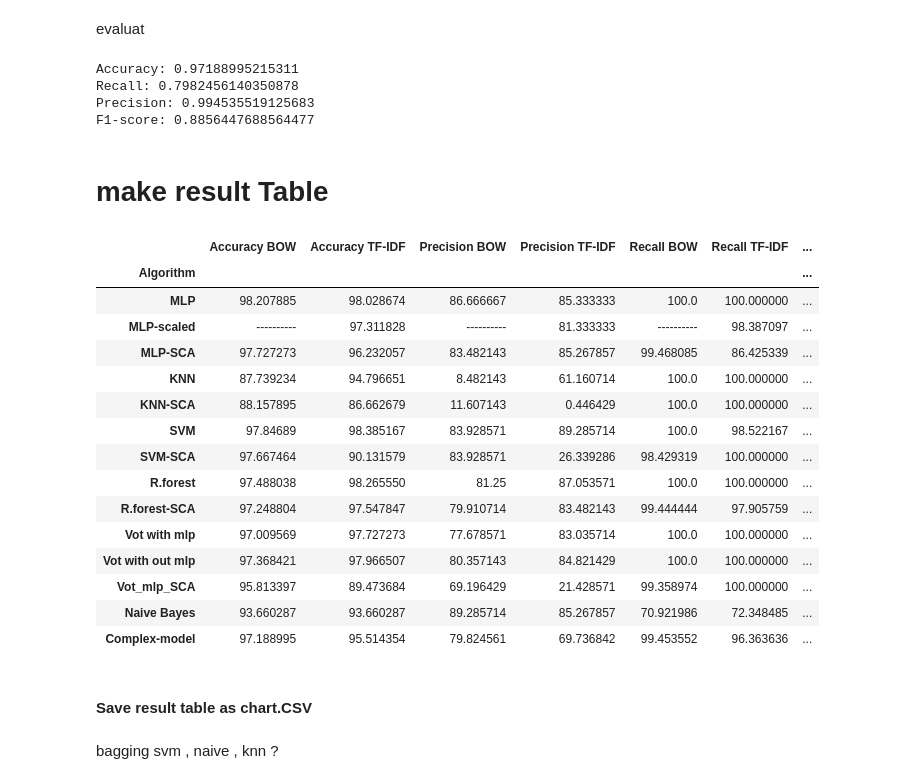
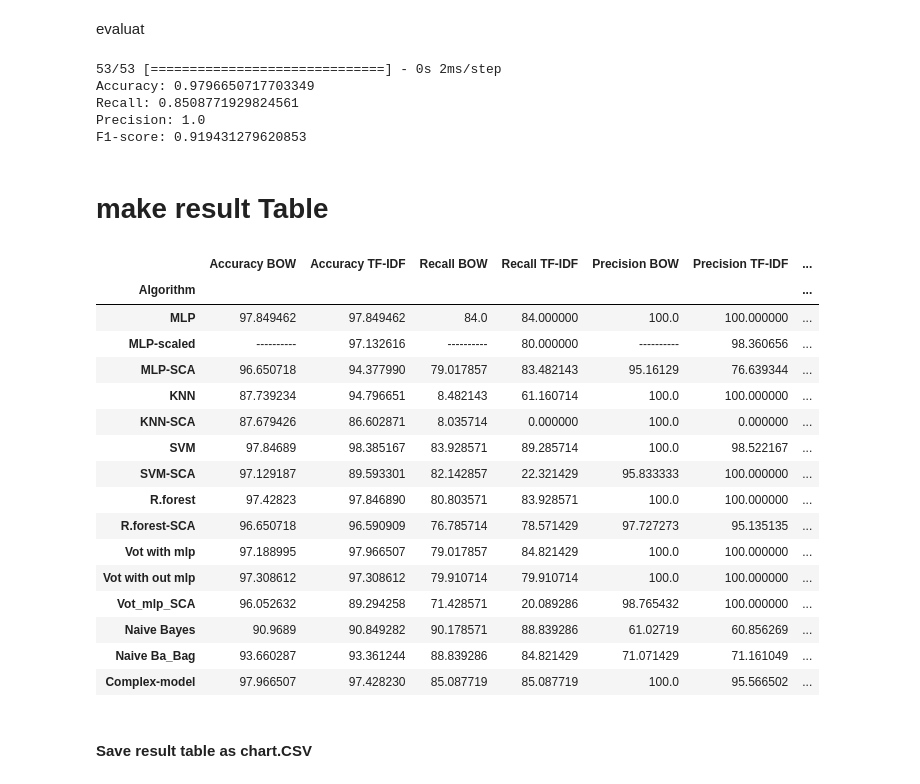
Before and after one commit to seper-sw/Advanced-SMS-Spam-Detection-using-Deep-Complex-Models-and-Sine-Cosine-Algorithm, a Jupyter notebook: complete.ipynb, the cells around one changed output. Saved outputs shown, nothing was run; the diff lists cells and outputs as text; code cells hidden in the pictures.

```diff
--- a/complete.ipynb
+++ b/complete.ipynb
@@ -484,10 +498,10 @@ y_pred_prob1 = model1.predict(mlp_tf_x_test)
 y_pred1 = (y_pred_prob1 >= 0.5).astype(int)
 
 # Calculating precision, recall, F1-score, and accuracy
-precision1 = precision_score(mlp_tf_y_test, y_pred1)
-recall1 = recall_score(mlp_tf_y_test, y_pred1)
-f11 = f1_score(mlp_tf_y_test, y_pred1)
-accuracy1 = accuracy_score(mlp_tf_y_test, y_pred1)
+precision1 = precision_score(y_true=mlp_tf_y_test,y_pred= y_pred1)
+recall1 = recall_score(y_true=mlp_tf_y_test,y_pred= y_pred1)
+f11 = f1_score(y_true=mlp_tf_y_test, y_pred=y_pred1)
+accuracy1 = accuracy_score(y_true=mlp_tf_y_test,y_pred= y_pred1)
 
 print("Accuracy:", accuracy1)
 print("Recall:", recall1)
@@ -1434,8 +1433,9 @@ define complex model
 # %%
 input1=keras.layers.Input(shape=(mlp_sca_x_train.shape[1],))
 input2=keras.layers.Input(shape=(sca_x_train_remaining.shape[1],))
-hidden1=keras.layers.Dense(200,activation='relu')(input2)
-concat=keras.layers.concatenate([input1,hidden1])
+hidden1=keras.layers.Dense(100,activation='relu')(input2)
+hidden2=keras.layers.Dense(200,activation='relu')(input1)
+concat=keras.layers.concatenate([hidden2,hidden1])
 output=keras.layers.Dense(1,activation='sigmoid')(concat)
 cmodel=keras.models.Model(inputs=[input1,input2],outputs=[output])
 cmodel.compile(optimizer=Adam(learning_rate=0.001), loss='binary_crossentropy', metrics=['accuracy'])
@@ -1498,8 +1507,9 @@ define complex model
 # %%
 input12=keras.layers.Input(shape=(mlp_sca_bow_x_train.shape[1],))
 input22=keras.layers.Input(shape=(sca_bow_x_train_remaining.shape[1],))
-hidden12=keras.layers.Dense(200,activation='relu')(input22)
-concat2=keras.layers.concatenate([input12,hidden12])
+hidden11=keras.layers.Dense(200,activation='relu')(input12)
+hidden12=keras.layers.Dense(100,activation='relu')(input22)
+concat2=keras.layers.concatenate([hidden11,hidden12])
 output2=keras.layers.Dense(1,activation='sigmoid')(concat2)
 cmodel2=keras.models.Model(inputs=[input12,input22],outputs=[output2])
 cmodel2.compile(optimizer=Adam(learning_rate=0.001), loss='binary_crossentropy', metrics=['accuracy'])
@@ -1542,10 +1559,11 @@ print("Recall:", crecall2)
 print("Precision:", cprecision2)
 print("F1-score:", cf12)
 # %% [output]
-Accuracy: 0.97188995215311
-Recall: 0.7982456140350878
-Precision: 0.994535519125683
-F1-score: 0.8856447688564477
+53/53 [==============================] - 0s 2ms/step
+Accuracy: 0.9796650717703349
+Recall: 0.8508771929824561
+Precision: 1.0
+F1-score: 0.919431279620853
 # %% [markdown]
 <h1>make result Table
 # %%
@@ -1555,61 +1573,65 @@ results_mlp_56 = {'Algorithm': 'MLP-SCA', 'Accuracy_BOW': accuracy6*100 ,'Accura
 results_knn = {'Algorithm': 'KNN', 'Accuracy_BOW': knn_bow_accuracy*100 ,'Accuracy_TF-IDF':knn_tffi_accuracy*100 , 'Recall_BOW': knn_bow_recall*100, 'Recall_TF-IDF': knn_tffi_recall*100,'Precision_BOW':knn_bow_precision*100  ,'Precision_TF-IDF':knn_tffi_precision*100 ,'F-measure_BOW':knn_bow_f1*100,'F-measure_TF-IDF':knn_tffi_f1*100}
 results_svm = {'Algorithm': 'SVM', 'Accuracy_BOW': bow_SVM_accuracy*100 ,'Accuracy_TF-IDF':tffi_SVM_accuracy*100 , 'Recall_BOW': bow_SVM_recall*100, 'Recall_TF-IDF': tffi_SVM_recall*100,'Precision_BOW':bow_SVM_precision*100  ,'Precision_TF-IDF':tffi_SVM_precision*100 ,'F-measure_BOW':bow_SVM_f1*100,'F-measure_TF-IDF':tffi_SVM_f1*100}
 results_rf = {'Algorithm': 'R.forest', 'Accuracy_BOW': bow_Random_F_accuracy*100 ,'Accuracy_TF-IDF':tffi_Random_F_accuracy*100 , 'Recall_BOW': bow_Random_F_recall*100, 'Recall_TF-IDF': tffi_Random_F_recall*100,'Precision_BOW':bow_Random_F_precision*100  ,'Precision_TF-IDF':tffi_Random_F_precision*100 ,'F-measure_BOW':bow_Random_F_f1*100,'F-measure_TF-IDF':tffi_Random_F_f1*100}
-results_nay={'Algorithm': 'Naive Bayes', 'Accuracy_BOW': gb_bow_bag_ac*100 ,'Accuracy_TF-IDF':gb_tf_bag_ac*100 , 'Recall_BOW': gb_bow_bag_re*100, 'Recall_TF-IDF': gb_tf_bag_re*100,'Precision_BOW':gb_bow_bag_per*100  ,'Precision_TF-IDF':gb_tf_bag_per*100 ,'F-measure_BOW':gb_bow_bag_f*100,'F-measure_TF-IDF':gb_tf_bag_f*100}
 
+
+results_svm_bag = {'Algorithm': 'SVM_Bag', 'Accuracy_BOW': clf4_ac*100 ,'Accuracy_TF-IDF':clf3_ac*100 , 'Recall_BOW': clf4_re4*100, 'Recall_TF-IDF': clf3_re3*100,'Precision_BOW':clfpr4*100  ,'Precision_TF-IDF':clfpr3*100 ,'F-measure_BOW':clf4_f4*100,'F-measure_TF-IDF':clf3_f3*100}
+
+results_nay_bag={'Algorithm': 'Naive Ba_Bag', 'Accuracy_BOW': gb_bow_bag_ac*100 ,'Accuracy_TF-IDF':gb_tf_bag_ac*100 , 'Recall_BOW': gb_bow_bag_re*100, 'Recall_TF-IDF': gb_tf_bag_re*100,'Precision_BOW':gb_bow_bag_per*100  ,'Precision_TF-IDF':gb_tf_bag_per*100 ,'F-measure_BOW':gb_bow_bag_f*100,'F-measure_TF-IDF':gb_tf_bag_f*100}
+results_nay={'Algorithm': 'Naive Bayes', 'Accuracy_BOW': bow_gb_accuracy*100 ,'Accuracy_TF-IDF':tffi_gb_accuracy*100 , 'Recall_BOW': bow_gb_recall*100, 'Recall_TF-IDF': tffi_gb_recall*100,'Precision_BOW':bow_gb_precision*100  ,'Precision_TF-IDF':tffi_gb_precision*100 ,'F-measure_BOW':bow_gb_f1*100,'F-measure_TF-IDF':tffi_gb_f1*100}
 
 results_SCA_knn = {'Algorithm': 'KNN-SCA', 'Accuracy_BOW': SCA_knn_bow_accuracy*100 ,'Accuracy_TF-IDF':SCA_knn_tffi_accuracy*100 , 'Recall_BOW': SCA_knn_bow_recall*100, 'Recall_TF-IDF': SCA_knn_tffi_recall*100,'Precision_BOW':SCA_knn_bow_precision*100  ,'Precision_TF-IDF':SCA_knn_tffi_precision*100 ,'F-measure_BOW':SCA_knn_bow_f1*100,'F-measure_TF-IDF':SCA_knn_tffi_f1*100}
 results_SCA_svm = {'Algorithm': 'SVM-SCA', 'Accuracy_BOW': SCA_bow_SVM_accuracy*100 ,'Accuracy_TF-IDF':SCA_tffi_SVM_accuracy*100 , 'Recall_BOW': SCA_bow_SVM_recall*100, 'Recall_TF-IDF': SCA_tffi_SVM_recall*100,'Precision_BOW':SCA_bow_SVM_precision*100  ,'Precision_TF-IDF':SCA_tffi_SVM_precision*100 ,'F-measure_BOW':SCA_bow_SVM_f1*100,'F-measure_TF-IDF':SCA_tffi_SVM_f1*100}
 results_SCA_rf = {'Algorithm': 'R.forest-SCA', 'Accuracy_BOW': SCA_bow_Random_F_accuracy*100 ,'Accuracy_TF-IDF':SCA_tffi_Random_F_accuracy*100 , 'Recall_BOW': SCA_bow_Random_F_recall*100, 'Recall_TF-IDF': SCA_tffi_Random_F_recall*100,'Precision_BOW':SCA_bow_Random_F_precision*100  ,'Precision_TF-IDF':SCA_tffi_Random_F_precision*100 ,'F-measure_BOW':SCA_bow_Random_F_f1*100,'F-measure_TF-IDF':SCA_tffi_Random_F_f1*100}
 
-results_Cmodel={'Algorithm': 'Complex-model', 'Accuracy_BOW': caccuracy2*100 ,'Accuracy_TF-IDF':caccuracy*100 , 'Recall_BOW':crecall2*100, 'Recall_TF-IDF':crecall*100,'Precision_BOW':cprecision2*100  ,'Precision_TF-IDF':cprecision*100 ,'F-measure_BOW':cf12*100,'F-measure_TF-IDF':cf1*100}
+results_Cmodel={'Algorithm': 'Complex-model', 'Accuracy_BOW': caccuracy2*100 ,'Accuracy_TF-IDF':caccuracy*100 , 'Precision_BOW':cprecision2*100  ,'Precision_TF-IDF':cprecision*100 ,'Recall_BOW':crecall2*100, 'Recall_TF-IDF':crecall*100,'F-measure_BOW':cf12*100,'F-measure_TF-IDF':cf1*100}
 
 results_votting1={'Algorithm': 'Vot with  mlp', 'Accuracy_BOW': ens3_accuracy*100 ,'Accuracy_TF-IDF':ens2_accuracy*100 , 'Recall_BOW': ens3_recall*100, 'Recall_TF-IDF': ens2_recall*100,'Precision_BOW':ens3_precision*100  ,'Precision_TF-IDF':ens2_precision*100 ,'F-measure_BOW':ens3_f1*100,'F-measure_TF-IDF':ens2_f1*100}
 results_votting2={'Algorithm': 'Vot with out mlp', 'Accuracy_BOW': ens4_accuracy*100 ,'Accuracy_TF-IDF':ens1_accuracy*100 , 'Recall_BOW': ens4_recall*100, 'Recall_TF-IDF': ens1_recall*100,'Precision_BOW':ens4_precision*100  ,'Precision_TF-IDF':ens1_precision*100 ,'F-measure_BOW':ens4_f1*100,'F-measure_TF-IDF':ens1_f1*100}
 results_votting3={'Algorithm': 'Vot_mlp_SCA', 'Accuracy_BOW': ens6_accuracy*100 ,'Accuracy_TF-IDF':ens5_accuracy*100 , 'Recall_BOW': ens6_recall*100, 'Recall_TF-IDF': ens5_recall*100,'Precision_BOW':ens6_precision*100  ,'Precision_TF-IDF':ens5_precision*100 ,'F-measure_BOW':ens6_f1*100,'F-measure_TF-IDF':ens5_f1*100}
-df = pd.DataFrame([results_mlp_12, results_mlp3,results_mlp_56,results_knn,results_SCA_knn,results_svm,results_SCA_svm,results_rf,results_SCA_rf,results_votting1,results_votting2,results_votting3,results_nay,results_Cmodel])
+df = pd.DataFrame([results_mlp_12, results_mlp3,results_mlp_56,results_knn,results_SCA_knn,results_svm,results_SCA_svm ,results_rf,results_SCA_rf,results_votting1,results_votting2,results_votting3,results_nay,results_nay_bag,results_Cmodel])
 df.set_index('Algorithm', inplace=True)
 columns = pd.MultiIndex.from_tuples([
     ('Accuracy', 'BOW'), ('Accuracy', 'TF-IDF'),
+    ('Recall', 'BOW'), ('Recall', 'TF-IDF'),
     ('Precision', 'BOW'), ('Precision', 'TF-IDF'),
-    ('Recall', 'BOW'), ('Recall', 'TF-IDF'),
+
     ('F-measure', 'BOW'), ('F-measure', 'TF-IDF')
 ])
-
-
 
 df.columns = columns
 
 # Define column spacing
 col_width = max(len(name) for name in df.columns.get_level_values(0))
 level_width = max(len(str(level)) for level in df.columns.get_level_values(1))
 spacing = 2  # Number of extra spaces between columns
 
 # Function to format column headers with adjusted spacing
 def format_columns(columns):
     return [f"{col:{col_width}s}{level:>{level_width + spacing}s}" for col, level in columns]
 
 # Format columns with adjusted spacing
 df.columns = format_columns(df.columns)
 
 # Display the DataFrame
 df
 # %% [output]
-|  | Accuracy BOW | Accuracy TF-IDF | Precision BOW | Precision TF-IDF | Recall BOW | Recall TF-IDF | ... |
+|  | Accuracy BOW | Accuracy TF-IDF | Recall BOW | Recall TF-IDF | Precision BOW | Precision TF-IDF | ... |
 | Algorithm |  |  |  |  |  |  | ... |
-| MLP | 98.207885 | 98.028674 | 86.666667 | 85.333333 | 100.0 | 100.000000 | ... |
-| MLP-scaled | ---------- | 97.311828 | ---------- | 81.333333 | ---------- | 98.387097 | ... |
-| MLP-SCA | 97.727273 | 96.232057 | 83.482143 | 85.267857 | 99.468085 | 86.425339 | ... |
+| MLP | 97.849462 | 97.849462 | 84.0 | 84.000000 | 100.0 | 100.000000 | ... |
+| MLP-scaled | ---------- | 97.132616 | ---------- | 80.000000 | ---------- | 98.360656 | ... |
+| MLP-SCA | 96.650718 | 94.377990 | 79.017857 | 83.482143 | 95.16129 | 76.639344 | ... |
 | KNN | 87.739234 | 94.796651 | 8.482143 | 61.160714 | 100.0 | 100.000000 | ... |
-| KNN-SCA | 88.157895 | 86.662679 | 11.607143 | 0.446429 | 100.0 | 100.000000 | ... |
+| KNN-SCA | 87.679426 | 86.602871 | 8.035714 | 0.000000 | 100.0 | 0.000000 | ... |
 | SVM | 97.84689 | 98.385167 | 83.928571 | 89.285714 | 100.0 | 98.522167 | ... |
-| SVM-SCA | 97.667464 | 90.131579 | 83.928571 | 26.339286 | 98.429319 | 100.000000 | ... |
-| R.forest | 97.488038 | 98.265550 | 81.25 | 87.053571 | 100.0 | 100.000000 | ... |
-| R.forest-SCA | 97.248804 | 97.547847 | 79.910714 | 83.482143 | 99.444444 | 97.905759 | ... |
-| Vot with mlp | 97.009569 | 97.727273 | 77.678571 | 83.035714 | 100.0 | 100.000000 | ... |
-| Vot with out mlp | 97.368421 | 97.966507 | 80.357143 | 84.821429 | 100.0 | 100.000000 | ... |
-| Vot_mlp_SCA | 95.813397 | 89.473684 | 69.196429 | 21.428571 | 99.358974 | 100.000000 | ... |
-| Naive Bayes | 93.660287 | 93.660287 | 89.285714 | 85.267857 | 70.921986 | 72.348485 | ... |
-| Complex-model | 97.188995 | 95.514354 | 79.824561 | 69.736842 | 99.453552 | 96.363636 | ... |
+| SVM-SCA | 97.129187 | 89.593301 | 82.142857 | 22.321429 | 95.833333 | 100.000000 | ... |
+| R.forest | 97.42823 | 97.846890 | 80.803571 | 83.928571 | 100.0 | 100.000000 | ... |
+| R.forest-SCA | 96.650718 | 96.590909 | 76.785714 | 78.571429 | 97.727273 | 95.135135 | ... |
+| Vot with mlp | 97.188995 | 97.966507 | 79.017857 | 84.821429 | 100.0 | 100.000000 | ... |
+| Vot with out mlp | 97.308612 | 97.308612 | 79.910714 | 79.910714 | 100.0 | 100.000000 | ... |
+| Vot_mlp_SCA | 96.052632 | 89.294258 | 71.428571 | 20.089286 | 98.765432 | 100.000000 | ... |
+| Naive Bayes | 90.9689 | 90.849282 | 90.178571 | 88.839286 | 61.02719 | 60.856269 | ... |
+| Naive Ba_Bag | 93.660287 | 93.361244 | 88.839286 | 84.821429 | 71.071429 | 71.161049 | ... |
+| Complex-model | 97.966507 | 97.428230 | 85.087719 | 85.087719 | 100.0 | 95.566502 | ... |
 # %% [markdown]
 <h4>Save  result table as chart.CSV
@@ -1620,2 +1637,0 @@ df.to_csv('chart_data.csv')
-# %% [markdown]
-bagging svm , naive , knn ?
```
Also changed, not shown: parts of 65 cells of this notebook, 2 other files.
